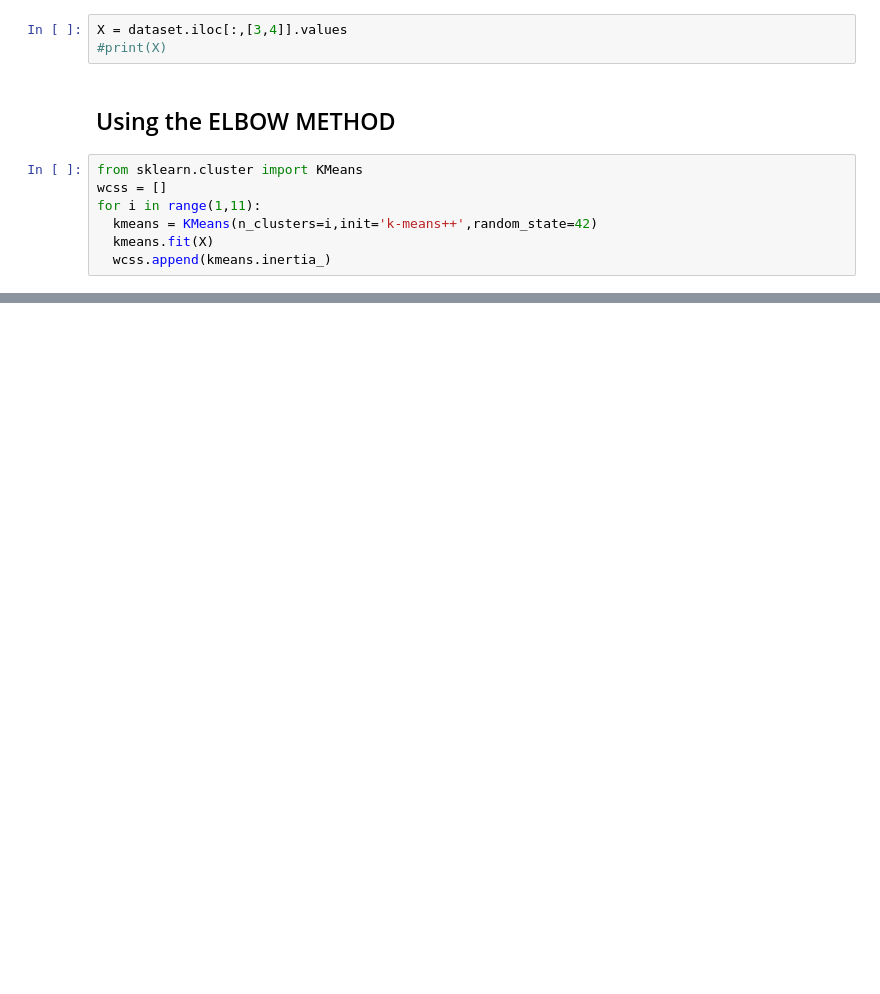
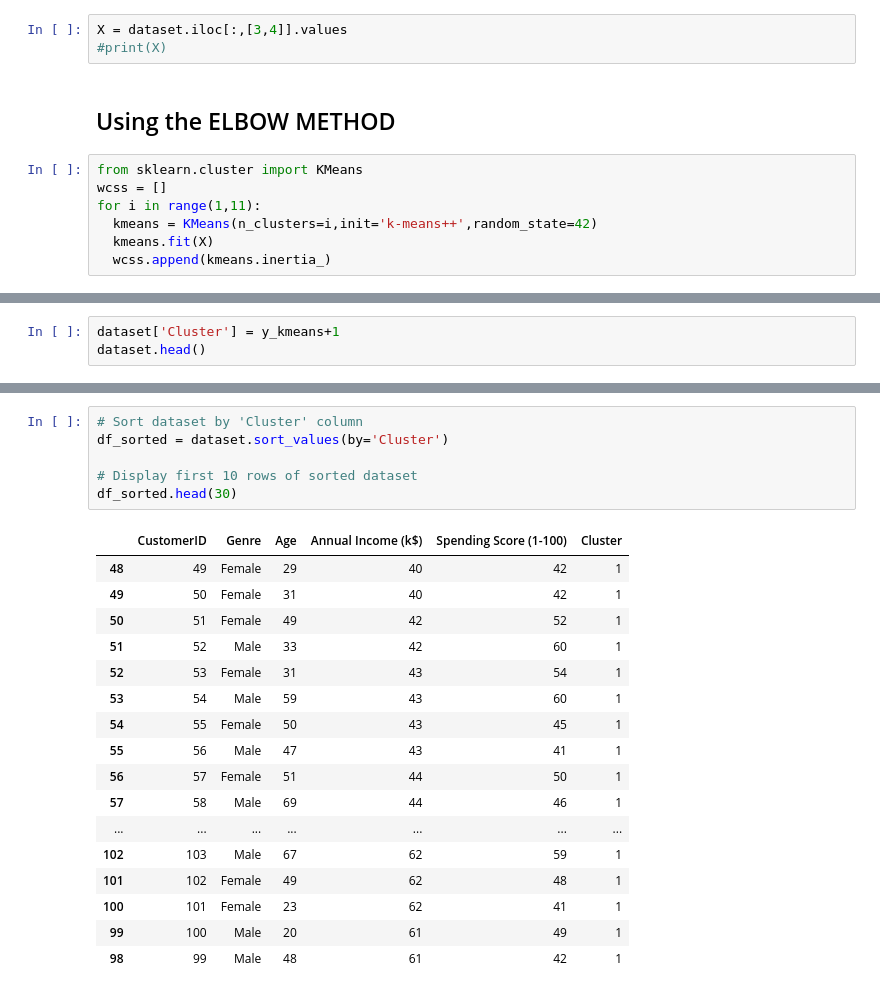
Before and after one commit to mostainRifat/ML-Colab, a Jupyter notebook: 26_K_means_Clustering.ipynb, the cells around one changed output, grey strips where cells are left out. Saved outputs shown, nothing was run; the diff lists cells and outputs as text; blank space fills up the shorter version.

```diff
--- a/26_K_means_Clustering.ipynb
+++ b/26_K_means_Clustering.ipynb
@@ -30,0 +67,3 @@ for i in range(1,11):
+# %%
+dataset['Cluster'] = y_kmeans+1
+dataset.head()
@@ -30,0 +77,24 @@ for i in range(1,11):
+# %%
+# Sort dataset by 'Cluster' column
+df_sorted = dataset.sort_values(by='Cluster')
+
+# Display first 10 rows of sorted dataset
+df_sorted.head(30)
+# %% [output]
+|  | CustomerID | Genre | Age | Annual Income (k$) | Spending Score (1-100) | Cluster |
+| 48 | 49 | Female | 29 | 40 | 42 | 1 |
+| 49 | 50 | Female | 31 | 40 | 42 | 1 |
+| 50 | 51 | Female | 49 | 42 | 52 | 1 |
+| 51 | 52 | Male | 33 | 42 | 60 | 1 |
+| 52 | 53 | Female | 31 | 43 | 54 | 1 |
+| 53 | 54 | Male | 59 | 43 | 60 | 1 |
+| 54 | 55 | Female | 50 | 43 | 45 | 1 |
+| 55 | 56 | Male | 47 | 43 | 41 | 1 |
+| 56 | 57 | Female | 51 | 44 | 50 | 1 |
+| 57 | 58 | Male | 69 | 44 | 46 | 1 |
+| ... | ... | ... | ... | ... | ... | ... |
+| 102 | 103 | Male | 67 | 62 | 59 | 1 |
+| 101 | 102 | Female | 49 | 62 | 48 | 1 |
+| 100 | 101 | Female | 23 | 62 | 41 | 1 |
+| 99 | 100 | Male | 20 | 61 | 49 | 1 |
+| 98 | 99 | Male | 48 | 61 | 42 | 1 |
```
Also changed, not shown: parts of 8 cells of this notebook.
